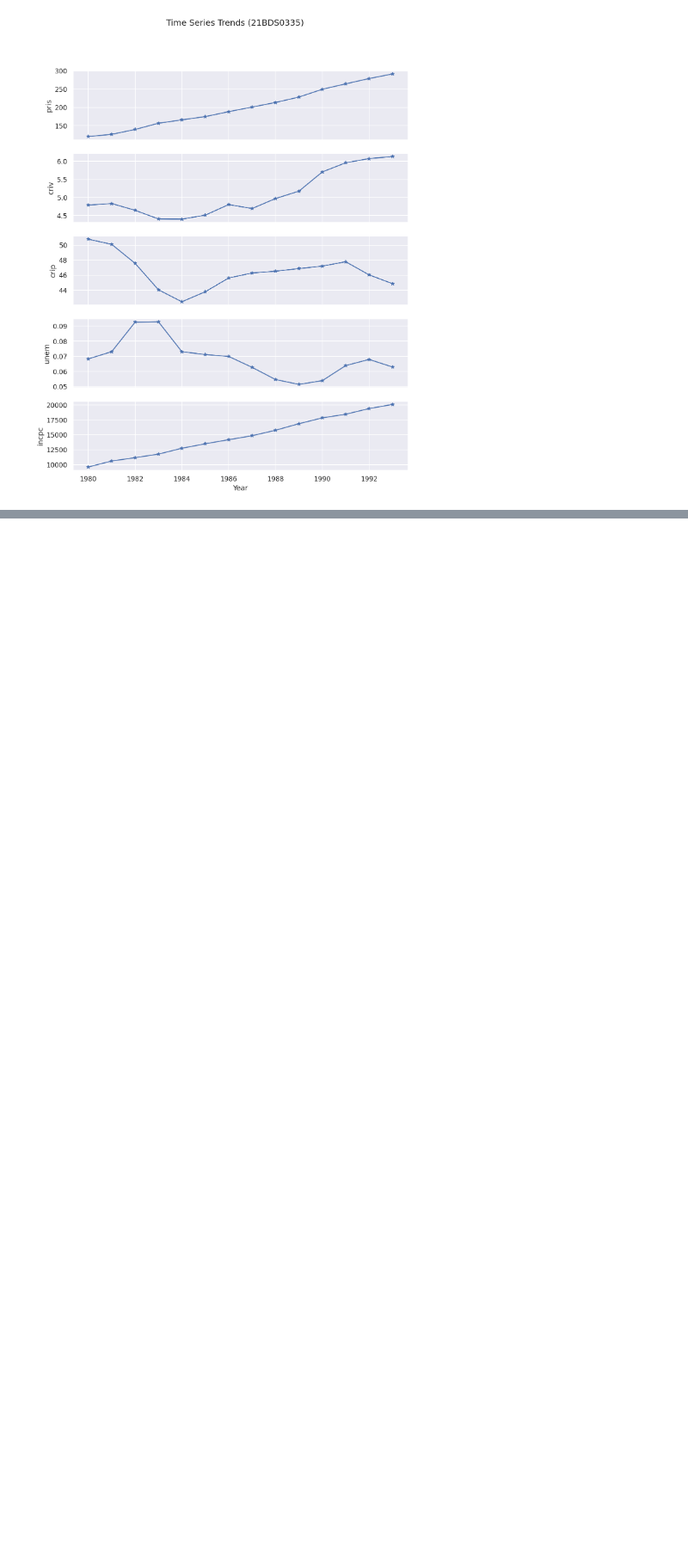
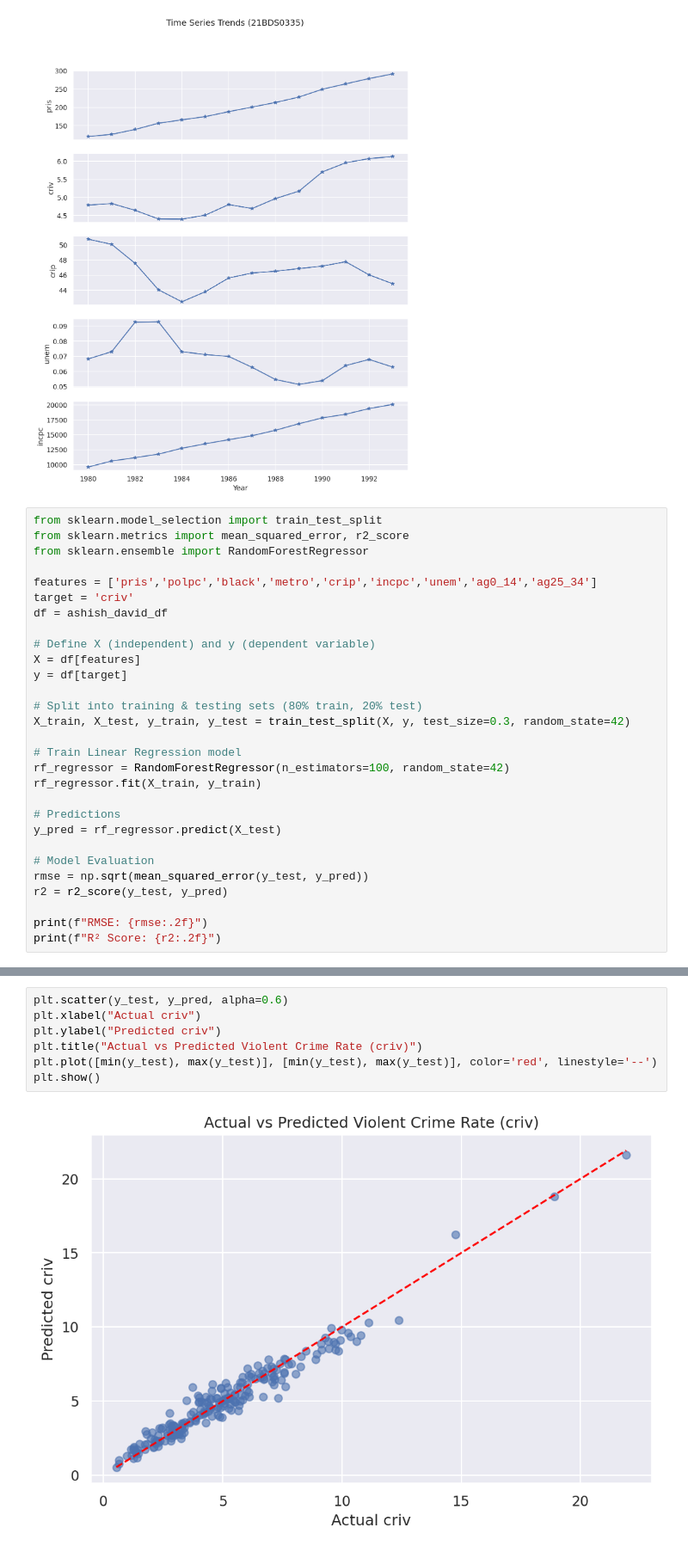
Before and after one commit to Ashish-Aaran/EDA, a Jupyter notebook: 21BDS0335.ipynb, the cells around one changed output, grey strips where cells are left out. Shown at 86% size. Saved outputs shown, nothing was run; the diff lists cells and outputs as text; blank space fills up the shorter version.

```diff
--- a/21BDS0335.ipynb
+++ b/21BDS0335.ipynb
@@ -553,3 +553,32 @@ plt.xlabel("Year")
 plt.show()
 # %% [output]
 [figure]
+# %%
+from sklearn.model_selection import train_test_split
+from sklearn.metrics import mean_squared_error, r2_score
+from sklearn.ensemble import RandomForestRegressor
+
+features = ['pris','polpc','black','metro','crip','incpc','unem','ag0_14','ag25_34']
+target = 'criv'
+df = ashish_david_df
+
+# Define X (independent) and y (dependent variable)
+X = df[features]
+y = df[target]
+
+# Split into training & testing sets (80% train, 20% test)
+X_train, X_test, y_train, y_test = train_test_split(X, y, test_size=0.3, random_state=42)
+
+# Train Linear Regression model
+rf_regressor = RandomForestRegressor(n_estimators=100, random_state=42)
+rf_regressor.fit(X_train, y_train)
+
+# Predictions
+y_pred = rf_regressor.predict(X_test)
+
+# Model Evaluation
+rmse = np.sqrt(mean_squared_error(y_test, y_pred))
+r2 = r2_score(y_test, y_pred)
+
+print(f"RMSE: {rmse:.2f}")
+print(f"R² Score: {r2:.2f}")
@@ -555,0 +588,9 @@ plt.show()
+# %%
+plt.scatter(y_test, y_pred, alpha=0.6)
+plt.xlabel("Actual criv")
+plt.ylabel("Predicted criv")
+plt.title("Actual vs Predicted Violent Crime Rate (criv)")
+plt.plot([min(y_test), max(y_test)], [min(y_test), max(y_test)], color='red', linestyle='--')
+plt.show()
+# %% [output]
+[figure, added]
```
Also changed, not shown: parts of 3 cells of this notebook.
